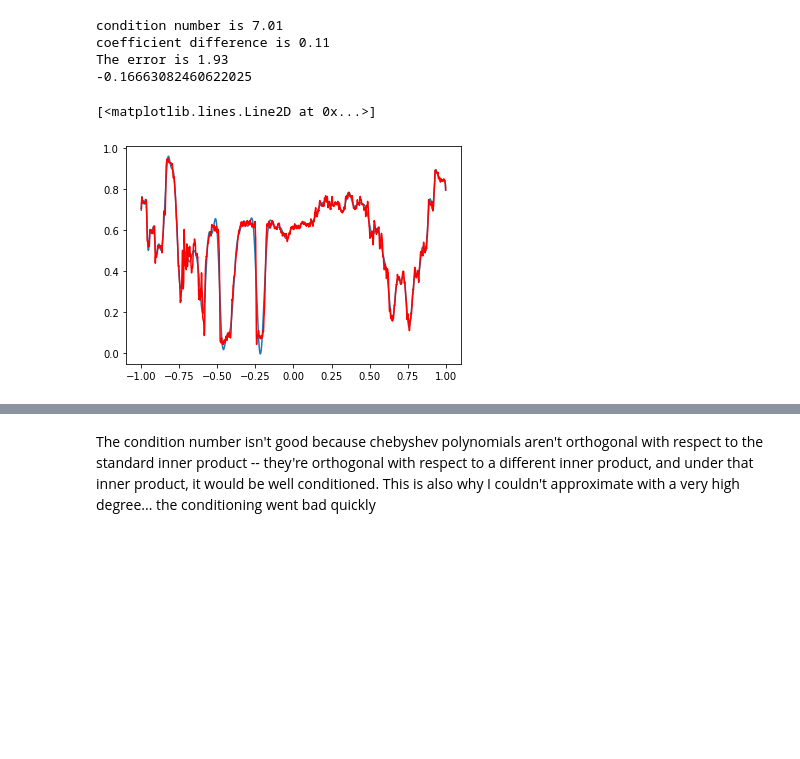
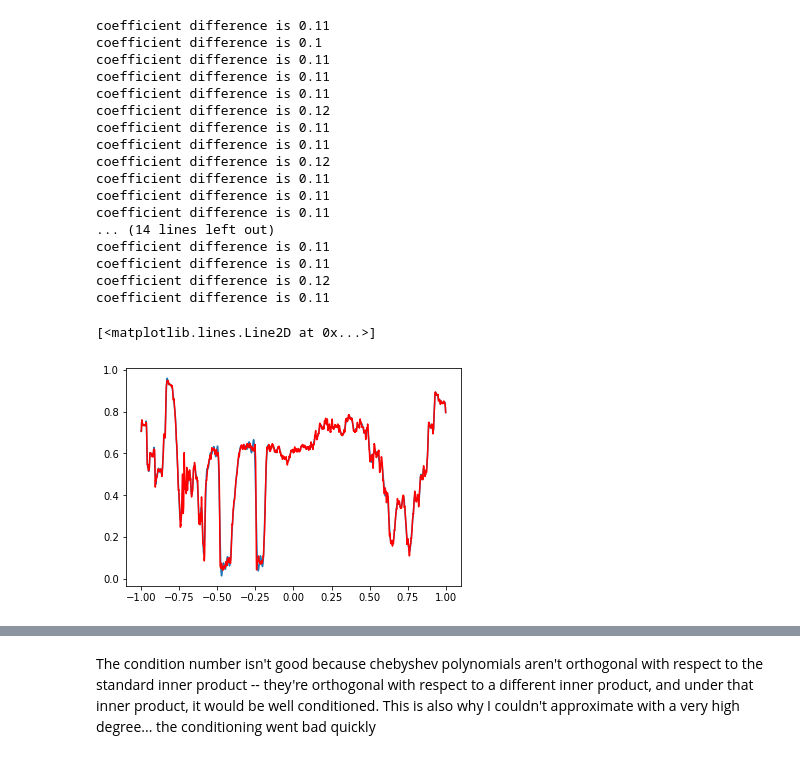
Before and after one commit to GSmithApps/LinearProject, a Jupyter notebook: src/Chebyshev.ipynb, the cells around one changed output, grey strips where cells are left out. Drawn from its saved outputs; the diff is of its cells as text; code cells hidden in the pictures; blank space fills up the shorter version.

```diff
--- a/src/Chebyshev.ipynb
+++ b/src/Chebyshev.ipynb
@@ -1,35 +1,53 @@
 # %%
 import pandas as pd
 pups_df = pd.read_csv('../Resources/pupSlice.csv',header=None)
 y = pups_df.values[:,0]
 
 X = 2*(pups_df.index.values - 3023/2)/3023
 
 import numpy as np
-num_degree = 100
 
-vander = np.polynomial.chebyshev.chebvander(X,num_degree)
-num_cond = np.linalg.cond(vander)
-print(f"condition number is {round(num_cond,2)}")
+nums_degree = [int(round(x,0)) for x in np.logspace(1,2.3,30)]
+nums_error = []
+nums_cond = []
 
-coef = np.polynomial.chebyshev.chebfit(X,y,num_degree)
+for num_degree in nums_degree:
+    #num_degree = 100
 
-print(f"coefficient difference is {round(np.linalg.norm(coef[0:4]-np.polynomial.chebyshev.chebfit(X,y,3)),2)}")
+    vander = np.polynomial.chebyshev.chebvander(X,num_degree)
+    nums_cond.append(np.linalg.cond(vander))
 
-pol = np.polynomial.chebyshev.Chebyshev(coef[:])
+    coef = np.polynomial.chebyshev.chebfit(X,y,num_degree)
+
+    print(f"coefficient difference is {round(np.linalg.norm(coef[0:4]-np.polynomial.chebyshev.chebfit(X,y,3)),2)}")
+
+    pol = np.polynomial.chebyshev.Chebyshev(coef[:])
 
 
-ys = np.apply_along_axis(pol,0,X)
+    ys = np.apply_along_axis(pol,0,X)
 
-print(f"The error is {round(np.linalg.norm(ys-y,2),2)}")
+    nums_error.append(np.linalg.norm(ys-y,2))
 
 import matplotlib.pyplot as plt
 plt.plot(X,ys)
 plt.plot(X,y,c='r')
 # %% [output]
-condition number is 7.01
 coefficient difference is 0.11
-The error is 1.93
--0.16663082460622025
+coefficient difference is 0.1
+coefficient difference is 0.11
+coefficient difference is 0.11
+coefficient difference is 0.11
+coefficient difference is 0.12
+coefficient difference is 0.11
+coefficient difference is 0.11
+coefficient difference is 0.12
+coefficient difference is 0.11
+coefficient difference is 0.11
+coefficient difference is 0.11
+... (14 lines left out)
+coefficient difference is 0.11
+coefficient difference is 0.11
+coefficient difference is 0.12
+coefficient difference is 0.11
 [<matplotlib.lines.Line2D at 0x...>]
-[figure, old version]
+[figure, new version]
```
Also changed, not shown: parts of 2 cells of this notebook, 2 other files.
